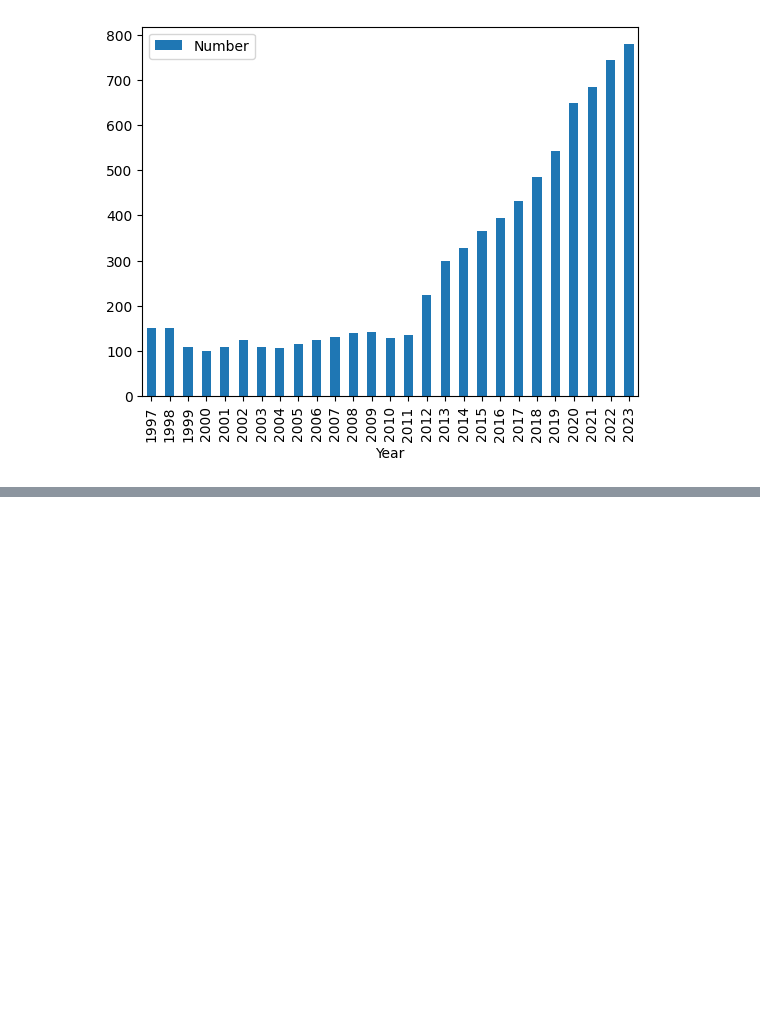
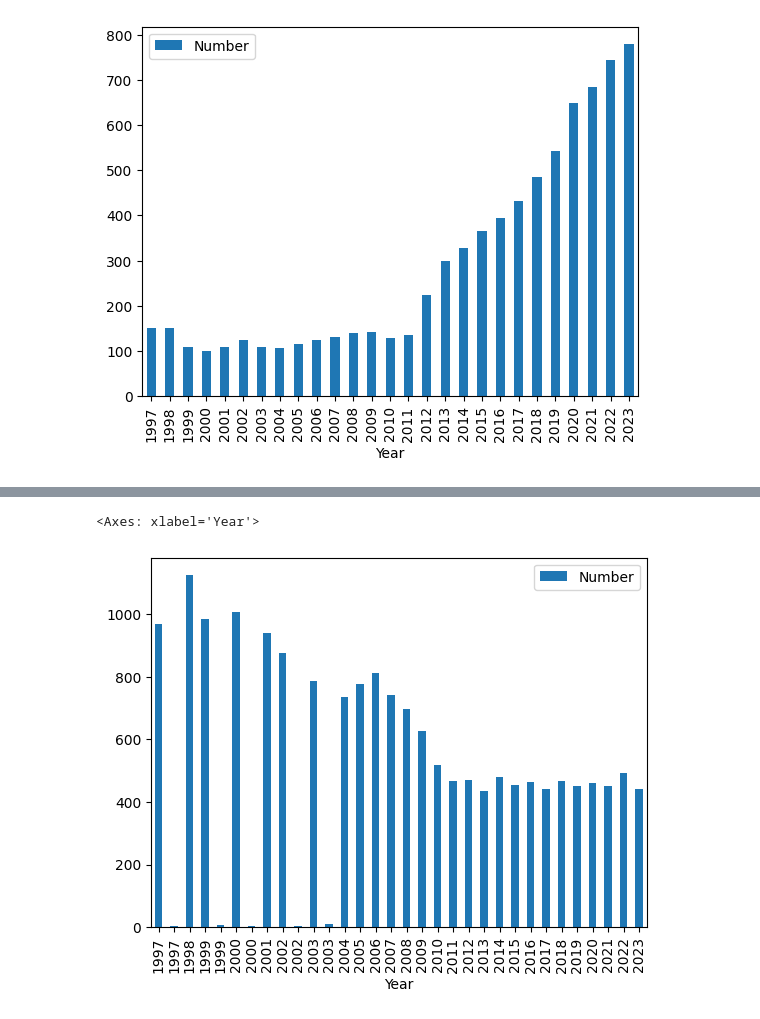
Before and after one commit to cmgsalazar/baby-names, a Jupyter notebook: other-roses.ipynb, the cells around one changed output, grey strips where cells are left out. Drawn from its saved outputs; the diff is of its cells as text; code cells hidden in the pictures; blank space fills up the shorter version.

```diff
--- a/other-roses.ipynb
+++ b/other-roses.ipynb
@@ -64,0 +72,13 @@ rosie_df.plot(x = 'Year', y = 'Number', kind = 'bar')
+# %%
+# creates a main df
+rosa_df = pd.DataFrame(columns=['Name', 'Gender', 'Number', 'Year'])
+
+# reads the csv, creates header columns, adds a column for the year, and merges results to `rosa_df`
+def get_rosa(file):
+    global rosa_df
+    df = pd.read_csv(file, header = None)
+    df.columns = ['Name', 'Gender', 'Number']
+    year = extract_year(file)
+    df['Year'] = year
+    rosa = df[df['Name'] == 'Rosa']
+    rosa_df = pd.concat([rosa_df, rosa], ignore_index=True)
@@ -64,0 +118,8 @@ rosie_df.plot(x = 'Year', y = 'Number', kind = 'bar')
+# %%
+# creating charts to look at trend
+import matplotlib.pyplot as plt
+
+rosa_df.plot(x = 'Year', y = 'Number', kind = 'bar')
+# %% [output]
+<Axes: xlabel='Year'>
+[figure, added]
```
Also changed, not shown: parts of 5 cells of this notebook, 1 other file.
